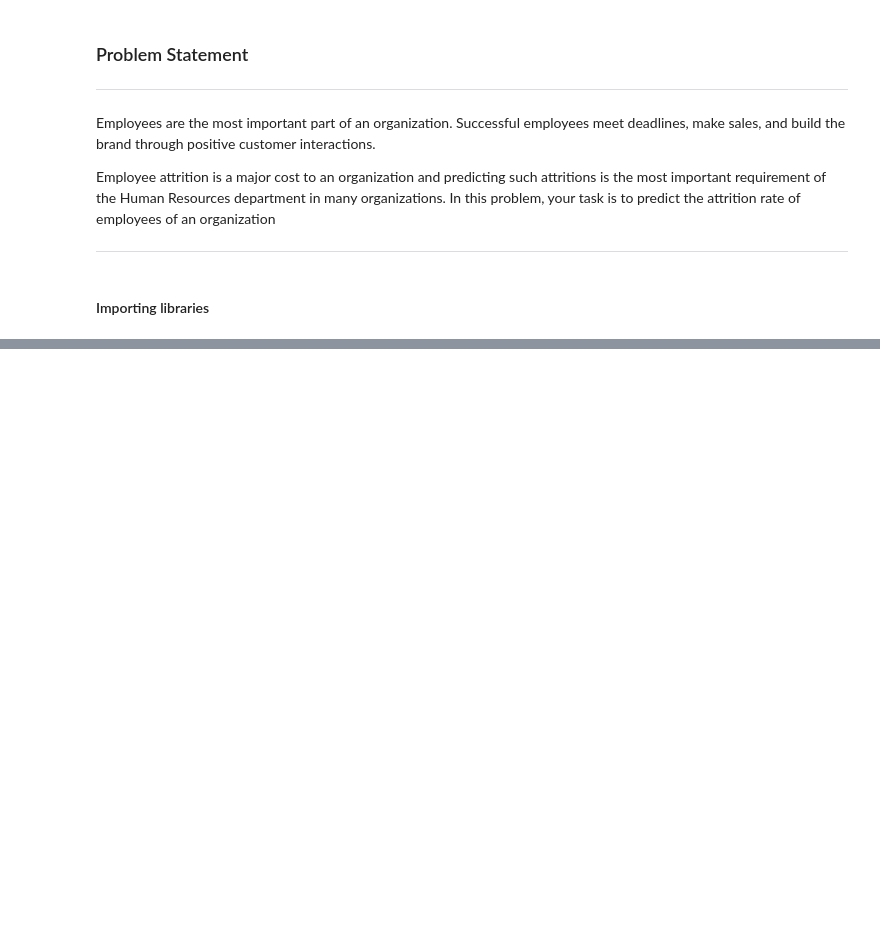
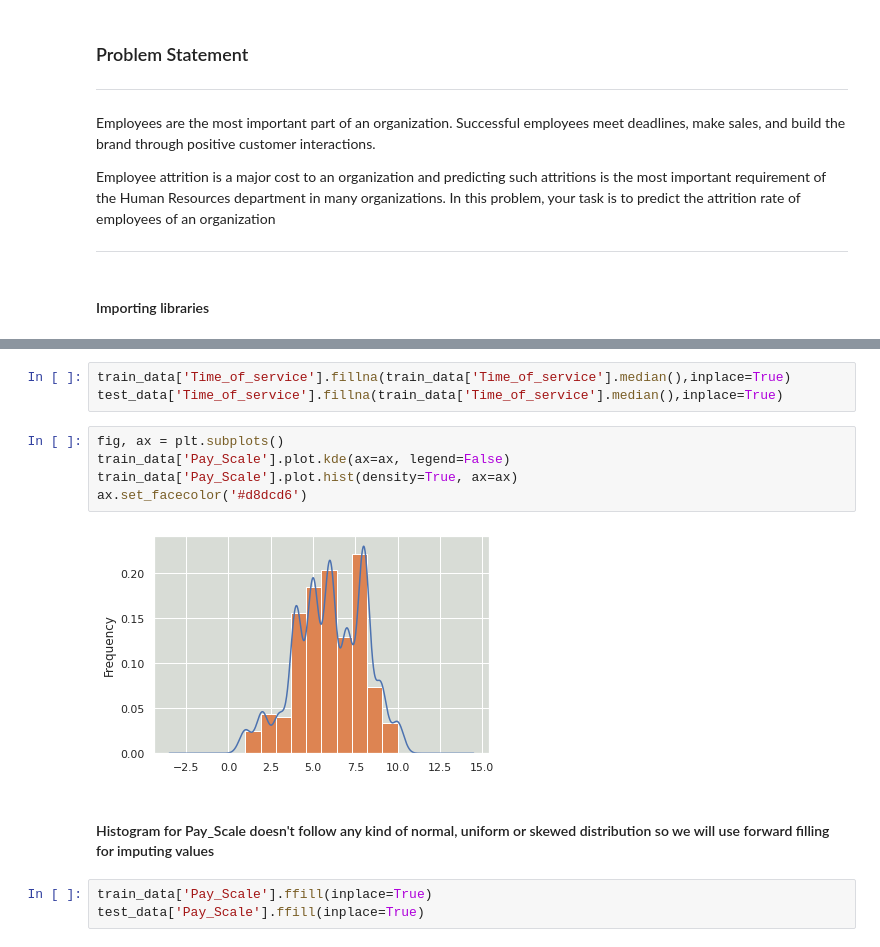
Before and after one commit to samacker77/Are-you-leaving, a Jupyter notebook: notebook.ipynb, the cells around one changed output, grey strips where cells are left out. Cells and saved outputs as stored; diff of their text form; blank space fills up the shorter version.

```diff
--- a/notebook.ipynb
+++ b/notebook.ipynb
@@ -40,0 +142,15 @@ test_df.head()
+# %%
+train_data['Time_of_service'].fillna(train_data['Time_of_service'].median(),inplace=True)
+test_data['Time_of_service'].fillna(train_data['Time_of_service'].median(),inplace=True)
+# %%
+fig, ax = plt.subplots()
+train_data['Pay_Scale'].plot.kde(ax=ax, legend=False)
+train_data['Pay_Scale'].plot.hist(density=True, ax=ax)
+ax.set_facecolor('#d8dcd6')
+# %% [output]
+[figure, added]
+# %% [markdown]
+#### Histogram for Pay_Scale doesn't follow any kind of normal, uniform or skewed distribution so we will use forward filling for imputing values
+# %%
+train_data['Pay_Scale'].ffill(inplace=True)
+test_data['Pay_Scale'].ffill(inplace=True)
```
Also changed, not shown: parts of 101 cells of this notebook, 2 other files.
